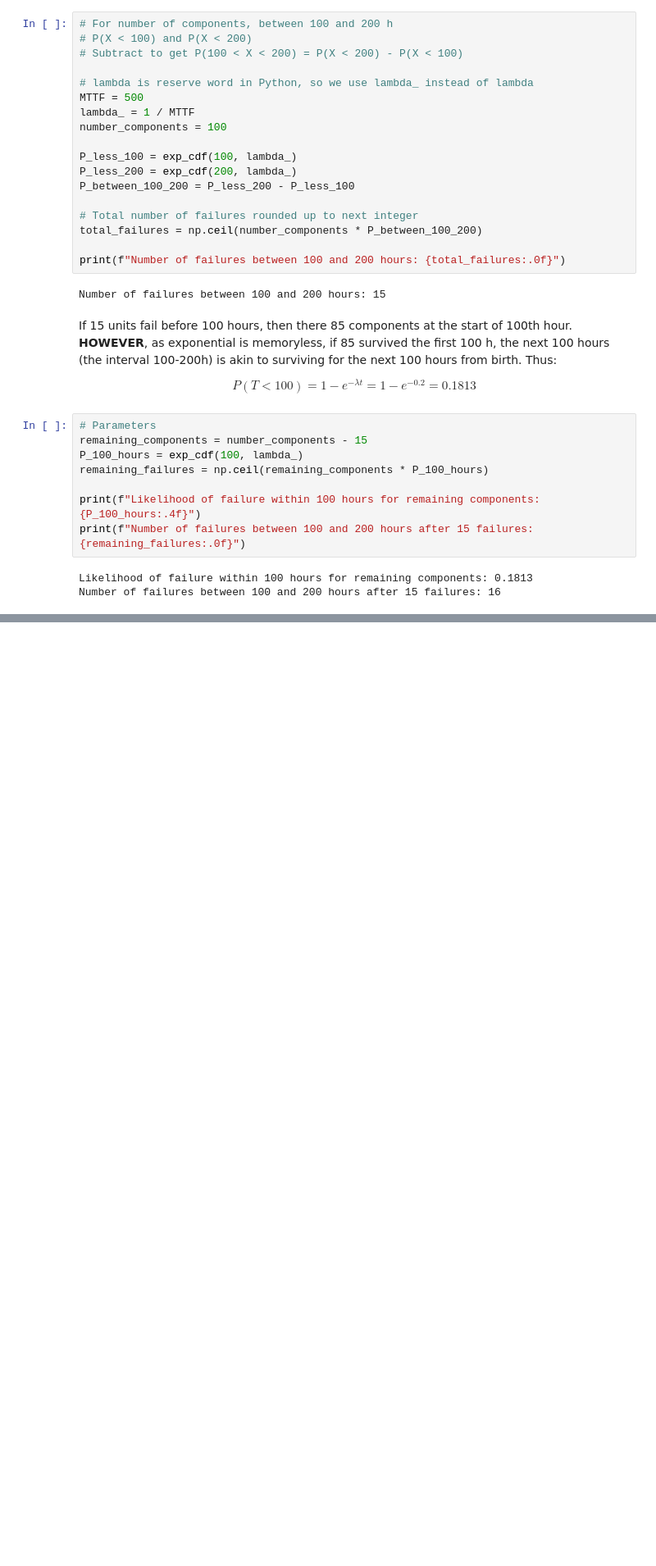
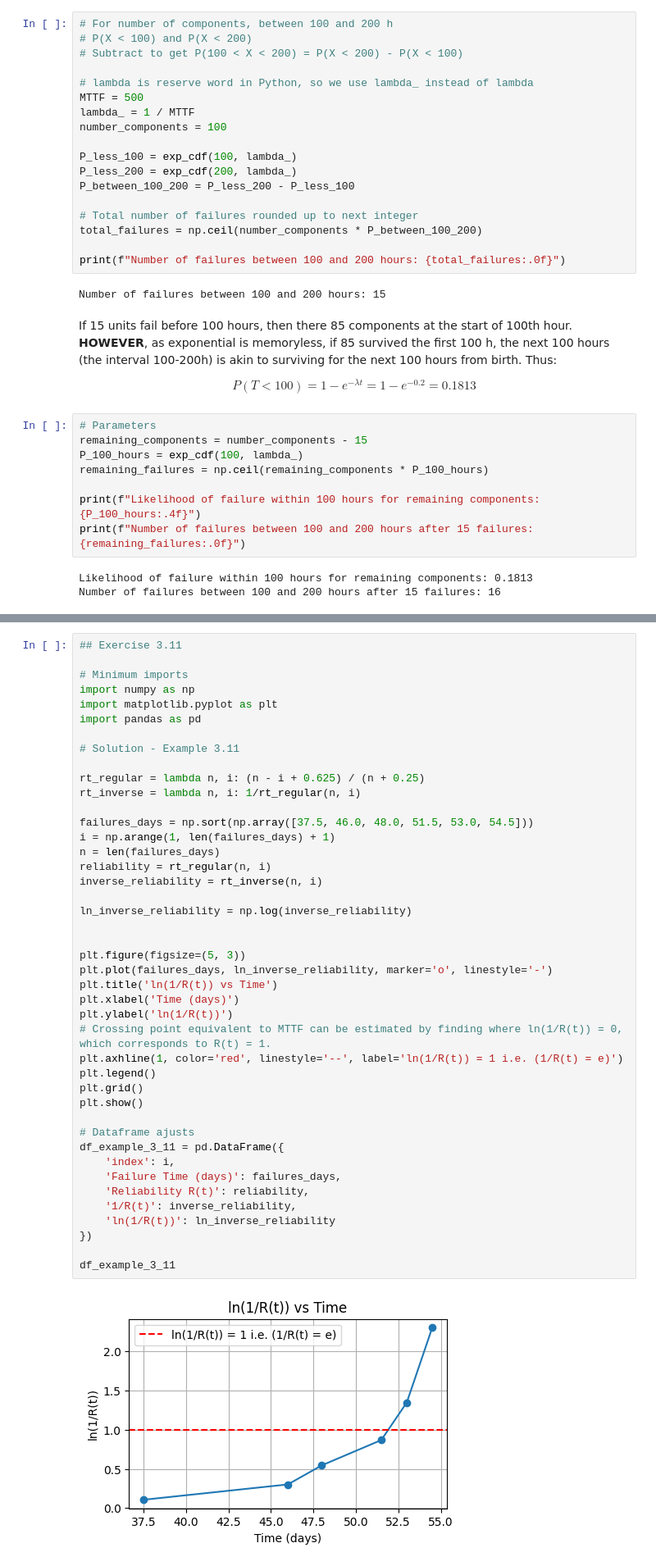
Before and after one commit to Obadowski/reliability-course-usp, a Jupyter notebook: notebooks/01_exponential.ipynb, the cells around one changed output, grey strips where cells are left out. Shown at 82% size. Drawn from its saved outputs; the diff is of its cells as text; blank space fills up the shorter version.

```diff
--- a/notebooks/01_exponential.ipynb
+++ b/notebooks/01_exponential.ipynb
@@ -122,0 +212,45 @@ Number of failures between 100 and 200 hours after 15 failures: 16
+# %%
+## Exercise 3.11
+
+# Minimum imports
+import numpy as np
+import matplotlib.pyplot as plt
+import pandas as pd
+
+# Solution - Example 3.11
+
+rt_regular = lambda n, i: (n - i + 0.625) / (n + 0.25)
+rt_inverse = lambda n, i: 1/rt_regular(n, i)
+
+failures_days = np.sort(np.array([37.5, 46.0, 48.0, 51.5, 53.0, 54.5]))
+i = np.arange(1, len(failures_days) + 1)
+n = len(failures_days)
+reliability = rt_regular(n, i)
+inverse_reliability = rt_inverse(n, i)
+
+ln_inverse_reliability = np.log(inverse_reliability)
+
+
+plt.figure(figsize=(5, 3))
+plt.plot(failures_days, ln_inverse_reliability, marker='o', linestyle='-')
+plt.title('ln(1/R(t)) vs Time')
+plt.xlabel('Time (days)')
+plt.ylabel('ln(1/R(t))')
+# Crossing point equivalent to MTTF can be estimated by finding where ln(1/R(t)) = 0, which corresponds to R(t) = 1.
+plt.axhline(1, color='red', linestyle='--', label='ln(1/R(t)) = 1 i.e. (1/R(t) = e)')
+plt.legend()
+plt.grid()
+plt.show()
+
+# Dataframe ajusts
+df_example_3_11 = pd.DataFrame({
+    'index': i,
+    'Failure Time (days)': failures_days,
+    'Reliability R(t)': reliability,
+    '1/R(t)': inverse_reliability,
+    'ln(1/R(t))': ln_inverse_reliability
+})
+
+df_example_3_11
+# %% [output]
+[figure, added]
```
Also changed, not shown: parts of 8 cells of this notebook, 7 other files.
